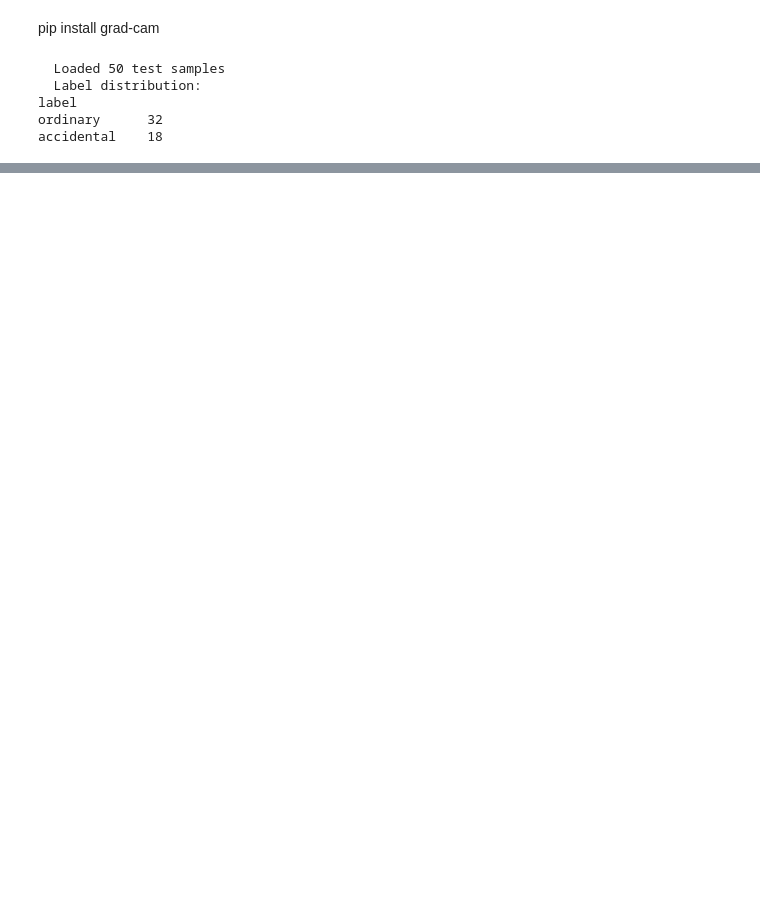
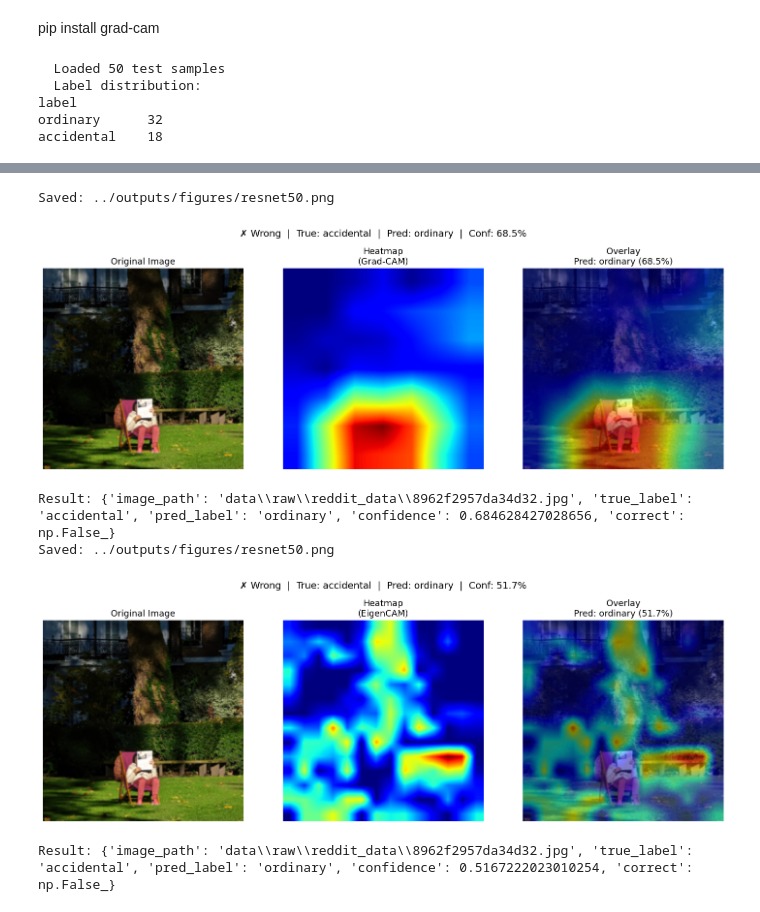
Before and after one commit to ZubikLena/accidental-renaissance-thesis, a Jupyter notebook: notebooks/Explainability Analysis.ipynb, the cells around one changed output, grey strips where cells are left out. Saved outputs shown, nothing was run; the diff lists cells and outputs as text; code cells hidden in the pictures; blank space fills up the shorter version.

```diff
--- a/notebooks/Explainability Analysis.ipynb
+++ b/notebooks/Explainability Analysis.ipynb
@@ -246,0 +245,44 @@ Result: {'image_path': 'data\\raw\\reddit_data\\8962f2957da34d32.jpg', 'true_lab
+# %%
+# random_model = resnet50(weights=None)
+random_model = resnet50(weights=ResNet50_Weights.IMAGENET1K_V1)
+random_model.fc = nn.Linear(random_model.fc.in_features, 2)
+
+random_model = random_model.to(DEVICE)
+random_model.eval()
+
+result = generate_explanation(
+    model=random_model,
+    model_name="random_resnet",
+    df=test_df,
+    index=45,
+    save_path=f"../outputs/figures/{model_name}.png"
+)
+
+print(f"\nResult: {result}")
+
+# random_vit = vit_b_16(weights=None)
+random_vit = vit_b_16(weights=ViT_B_16_Weights.IMAGENET1K_V1)
+random_vit.heads.head = nn.Linear(
+    random_vit.heads.head.in_features,
+    2
+)
+
+random_vit = random_vit.to(DEVICE)
+random_vit.eval()
+
+result = generate_explanation(
+    model=random_vit,
+    model_name="random_vit",
+    df=test_df,
+    index=45,
+    save_path=f"../outputs/figures/{model_name}.png"
+)
+
+print(f"\nResult: {result}")
+# %% [output]
+Saved: ../outputs/figures/resnet50.png
+[figure, added]
+Result: {'image_path': 'data\\raw\\reddit_data\\8962f2957da34d32.jpg', 'true_label': 'accidental', 'pred_label': 'ordinary', 'confidence': 0.684628427028656, 'correct': np.False_}
+Saved: ../outputs/figures/resnet50.png
+[figure, added]
+Result: {'image_path': 'data\\raw\\reddit_data\\8962f2957da34d32.jpg', 'true_label': 'accidental', 'pred_label': 'ordinary', 'confidence': 0.5167222023010254, 'correct': np.False_}
```
Also changed, not shown: parts of 4 cells of this notebook.
